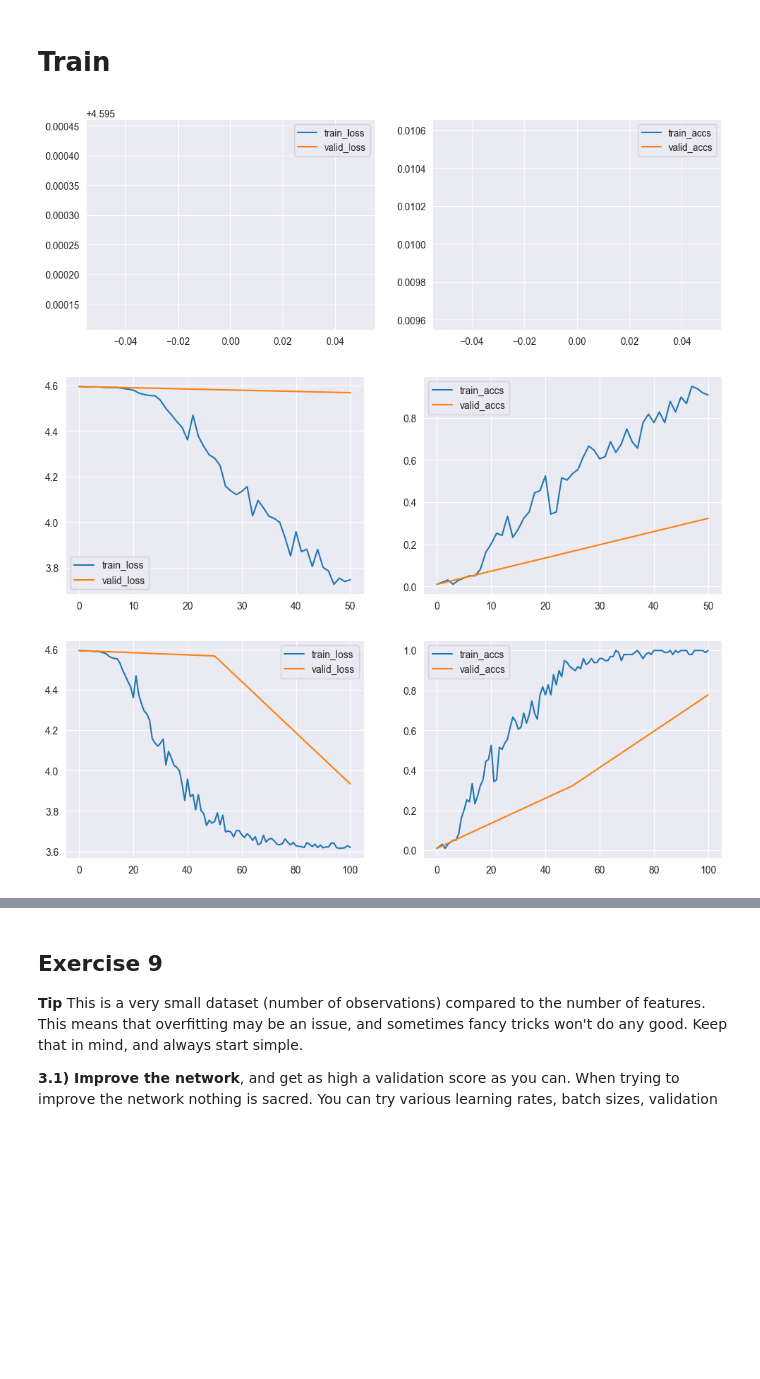
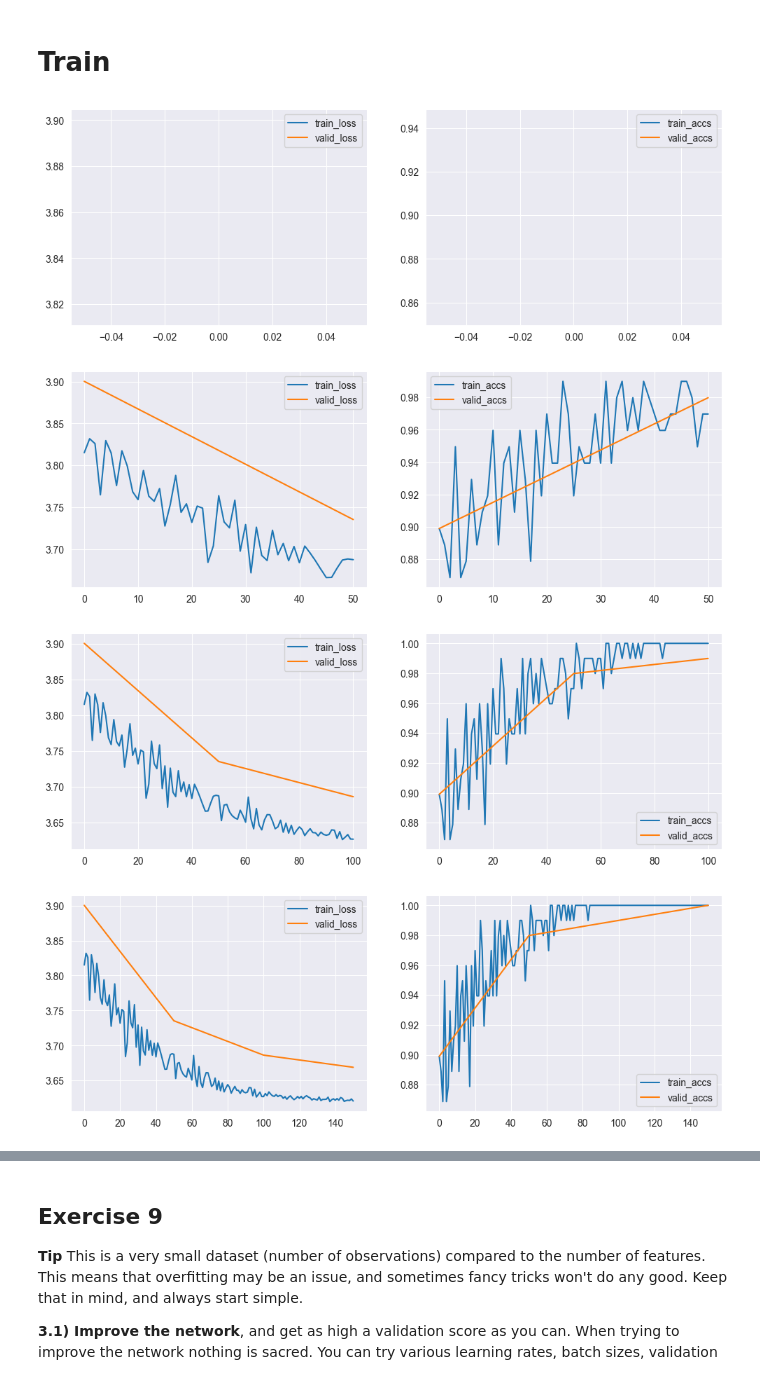
Before and after one commit to FabianScott/02456-deep-learning-with-PyTorch, a Jupyter notebook: 6_Mini_Project/6.1-EXE-Kaggle-Leaf-Challenge.ipynb, the cells around one changed output, grey strips where cells are left out. Cells and saved outputs as stored; diff of their text form; code cells hidden in the pictures; blank space fills up the shorter version.

```diff
--- a/6_Mini_Project/6.1-EXE-Kaggle-Leaf-Challenge.ipynb
+++ b/6_Mini_Project/6.1-EXE-Kaggle-Leaf-Challenge.ipynb
@@ -446,7 +446,7 @@ conv_stride = 1       # <-- Stride
 conv_pad    = 2       # <-- Padding
 
 # Keep track of features to output layer
-features_cat_size = 2756# <-- Number of features concatenated before output layer
+features_cat_size = 292# <-- Number of features concatenated before output layer
 p = .2
 
 class Net(nn.Module):
@@ -454,6 +454,29 @@ class Net(nn.Module):
         super(Net, self).__init__()
 
         self.conv_1 = nn.Sequential(
+            Conv2d(in_channels=channels,
+                     out_channels=conv_out_channels,
+                     kernel_size=kernel_size,
+                     stride=conv_stride,
+                     padding=conv_pad),
+        MaxPool2d((2,2), (2,2)),
+            Dropout(p=p),
+            Conv2d(in_channels=channels,
+                     out_channels=conv_out_channels,
+                     kernel_size=kernel_size,
+                     stride=conv_stride,
+                     padding=conv_pad),
+        MaxPool2d((2,2), (2,2)),
+            Dropout(p=p),
+            Conv2d(in_channels=channels,
+                     out_channels=conv_out_channels,
+                     kernel_size=kernel_size,
+                     stride=conv_stride,
+                     padding=conv_pad),
+        MaxPool2d((2,2), (2,2)),
+        )
+
+        self.conv_2 = nn.Sequential(
             Conv2d(in_channels=channels,
                      out_channels=conv_out_channels,
                      kernel_size=kernel_size,
@@ -501,7 +524,7 @@ class Net(nn.Module):
         # - Use an activation function
         # - Change dimensions s.t. the features can be used in the final FFNN output layer
         x_img = x_img.reshape((batch_size, channels, height, width))
-        features_img = relu(self.conv_1(x_img))
+        features_img = relu(self.conv_2(relu(self.conv_1(x_img))))
 
         # Append features to the list "features"
         features.append(features_img.reshape((batch_size, -1)))
@@ -528,6 +551,10 @@ class Net(nn.Module):
         features_final = torch.cat(features, dim=1)
         # print(features_final.shape)
         out['out'] = self.l_out(features_final)
+        max_values, _ = torch.max(out['out'], dim=1, keepdim=True)
+        mask = torch.eq(out['out'], max_values)
+        out['out'][mask] = 1
+        out['out'][mask] = 0
         return out
 
 net = Net()
@@ -614,7 +641,7 @@ tensor([[0.0117, 0.0087, 0.0119,  ..., 0.0139, 0.0337, 0.0100],
 # %%
 # Setup settings for training
 VALIDATION_SIZE = 0.1 # 0.1 is ~ 100 samples for validation
-max_iter = 100
+max_iter = 200
 log_every = 50
 eval_every = 50
 
@@ -676,33 +703,34 @@ for i, batch_train in tqdm(enumerate(batch_gen.gen_train())):
     labels_argmax = torch.max(get_labels(batch_train), 1)[1]
     batch_loss = criterion(output['out'], labels_argmax)
 
     train_iter.append(i)
     train_loss.append(float(get_numpy(batch_loss)))
     train_accs.append(float(get_numpy(accuracy(output['out'], labels_argmax))))
 
     optimizer.zero_grad()
     batch_loss.backward()
     optimizer.step()
 
     # Log i figure
     if i % log_every == 0:
         fig = plt.figure(figsize=(12,4))
         plt.subplot(1, 2, 1)
         plt.plot(train_iter, train_loss, label='train_loss')
         plt.plot(valid_iter, valid_loss, label='valid_loss')
         plt.legend()
 
         plt.subplot(1, 2, 2)
         plt.plot(train_iter, train_accs, label='train_accs')
         plt.plot(valid_iter, valid_accs, label='valid_accs')
         plt.legend()
         plt.show()
         # clear_output(wait=True)
 #         print("Train, it: {} loss: {:.2f} accs: {:.2f}".format(i, train_loss[-1], train_accs[-1]))
 
     if max_iter < i:
         break
 # %% [output]
-[figure, old version]
+[figure, new version]
-[figure, old version]
+[figure, new version]
-[figure, old version]
+[figure, new version]
+[figure, added]
```
Also changed, not shown: parts of 4 cells of this notebook.
